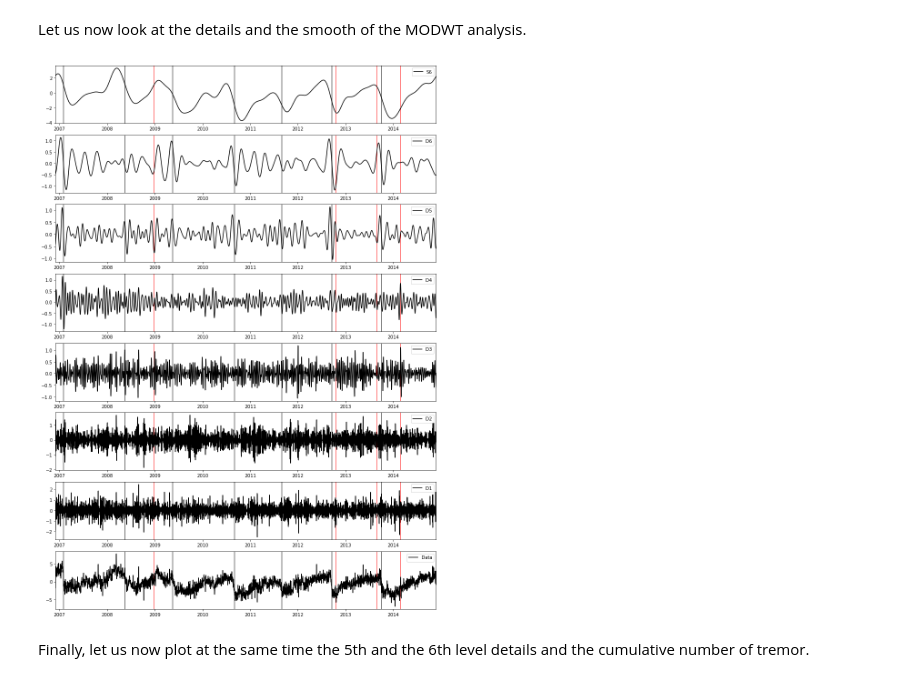
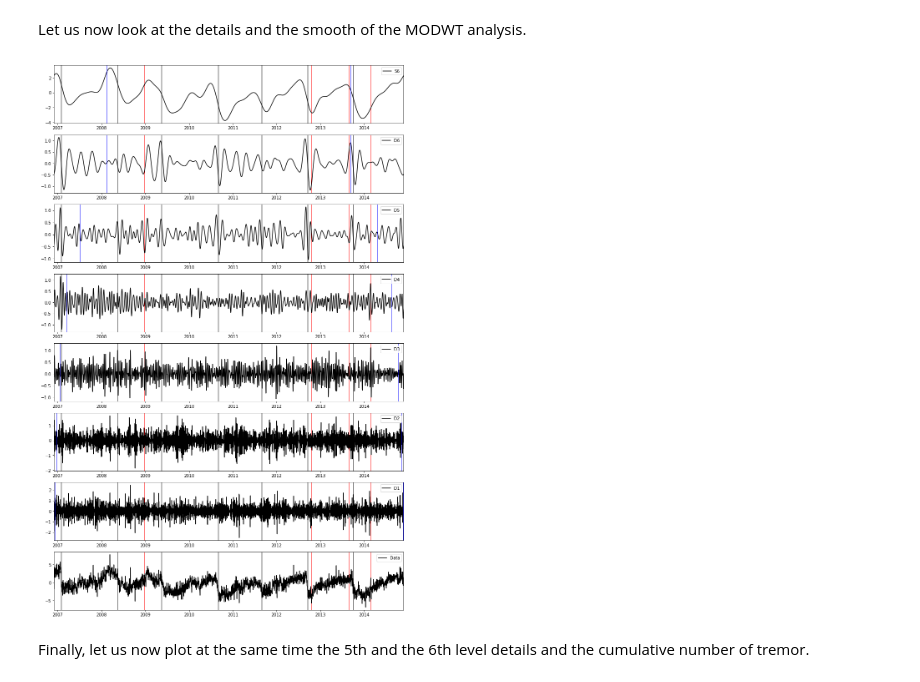
Before and after one commit to ArianeDucellier/ETSscripts, a Jupyter notebook: notebooks/slowslip_MODWT.ipynb, the cells around one changed output. Drawn from its saved outputs; the diff is of its cells as text; code cells hidden in the pictures.

```diff
--- a/notebooks/slowslip_MODWT.ipynb
+++ b/notebooks/slowslip_MODWT.ipynb
@@ -85,9 +85,8 @@ disp = disp_sub
 (nuH, nuG) = DWT.get_nu('LA8', J)
 
 N = np.shape(disp)[0]
-t0 = time[0]
-dt = 1.0 / 365.0
-plt.figure(1, figsize=(15, 22))
+L = 8
+plt.figure(1, figsize=(15, 24))
 
 # Plot data
 plt.subplot2grid((J + 2, 1), (J + 1, 0))
@@ -95,7 +94,7 @@ for i in range(0, len(time_ETS)):
     plt.axvline(time_ETS[i], linewidth=2, color='grey')
 for i in range(0, len(gap)):
     plt.axvline(time[gap[i]], linewidth=1, color='red')
-plt.plot(t0 + dt * np.arange(0, N), disp, 'k', label='Data')
+plt.plot(time, disp, 'k', label='Data')
 plt.xlim(np.min(time), np.max(time))
 plt.legend(loc=1)
 
@@ -107,7 +106,10 @@ for j in range(1, J + 1):
         plt.axvline(time_ETS[i], linewidth=2, color='grey')
     for i in range(0, len(gap)):
         plt.axvline(time[gap[i]], linewidth=1, color='red')
-    plt.plot(t0 + dt * np.arange(0, N), np.roll(Wj, nuH[j - 1]), 'k', label = 'W' + str(j))
+    plt.plot(time, np.roll(Wj, nuH[j - 1]), 'k', label = 'W' + str(j))
+    Lj = (2 ** j - 1) * (L - 1) + 1
+    plt.axvline(time[Lj - 2 - abs(nuH[j - 1])], linewidth=1, color='blue')
+    plt.axvline(time[N - abs(nuH[j - 1])], linewidth=1, color='blue')
     plt.xlim(np.min(time), np.max(time))
     plt.legend(loc=1)
 
@@ -117,7 +119,10 @@ for i in range(0, len(time_ETS)):
     plt.axvline(time_ETS[i], linewidth=2, color='grey')
 for i in range(0, len(gap)):
     plt.axvline(time[gap[i]], linewidth=1, color='red')
-plt.plot(t0 + dt * np.arange(0, N), np.roll(V, nuG[J - 1]), 'k', label = 'V' + str(J))
+plt.plot(time, np.roll(V, nuG[J - 1]), 'k', label = 'V' + str(J))
+Lj = (2 ** J - 1) * (L - 1) + 1
+plt.axvline(time[Lj - 2 - abs(nuG[J - 1])], linewidth=1, color='blue')
+plt.axvline(time[N - abs(nuG[J - 1])], linewidth=1, color='blue')
 plt.xlim(np.min(time), np.max(time))
 plt.legend(loc=1)
 
@@ -129,42 +134,48 @@ Let us now look at the details and the smooth of the MODWT analysis.
 # %%
 (D, S) = MODWT.get_DS(disp, W, 'LA8', J)
 
-plt.figure(1, figsize=(15, 22))
+plt.figure(1, figsize=(15, 24))
 
 # Plot data
 plt.subplot2grid((J + 2, 1), (J + 1, 0))
 for i in range(0, len(time_ETS)):
     plt.axvline(time_ETS[i], linewidth=2, color='grey')
 for i in range(0, len(gap)):
     plt.axvline(time[gap[i]], linewidth=1, color='red')
-plt.plot(t0 + dt * np.arange(0, N), disp, 'k', label='Data')
+plt.plot(time, disp, 'k', label='Data')
 plt.xlim(np.min(time), np.max(time))
 plt.legend(loc=1)
 
 # Plot details at each level
 for j in range(0, J):
     plt.subplot2grid((J + 2, 1), (J - j, 0))
     for i in range(0, len(time_ETS)):
         plt.axvline(time_ETS[i], linewidth=2, color='grey')
     for i in range(0, len(gap)):
         plt.axvline(time[gap[i]], linewidth=1, color='red')
-    plt.plot(t0 + dt * np.arange(0, N), D[j], 'k', label='D' + str(j + 1))
+    plt.plot(time, D[j], 'k', label='D' + str(j + 1))
+    Lj = (2 ** (j + 1) - 1) * (L - 1) + 1
+    plt.axvline(time[Lj - 2], linewidth=1, color='blue')
+    plt.axvline(time[N - Lj + 1], linewidth=1, color='blue')
     plt.xlim(np.min(time), np.max(time))
     plt.legend(loc=1)
 
 # Plot smooth for the last level
 plt.subplot2grid((J + 2, 1), (0, 0))
 for i in range(0, len(time_ETS)):
     plt.axvline(time_ETS[i], linewidth=2, color='grey')
 for i in range(0, len(gap)):
     plt.axvline(time[gap[i]], linewidth=1, color='red')
-plt.plot(t0 + dt * np.arange(0, N), S[J], 'k', label='S' + str(J))
+plt.plot(time, S[J], 'k', label='S' + str(J))
+Lj = (2 ** J - 1) * (L - 1) + 1
+plt.axvline(time[Lj - 2], linewidth=1, color='blue')
+plt.axvline(time[N - Lj + 1], linewidth=1, color='blue')
 plt.xlim(np.min(time), np.max(time))
 plt.legend(loc=1)
 
 plt.show()
 # %% [output]
-[figure, old version]
+[figure, new version]
 # %% [markdown]
 Finally, let us now plot at the same time the 5th and the 6th level details and the cumulative number of tremor.
 # %%
```
Also changed, not shown: parts of 2 cells of this notebook, 26 other files.
